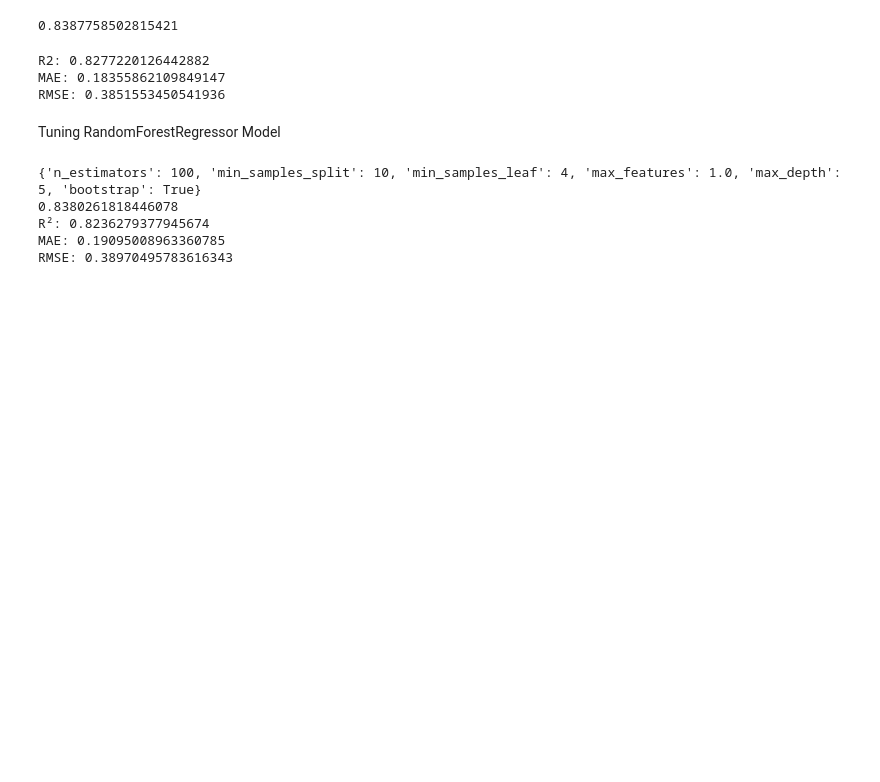
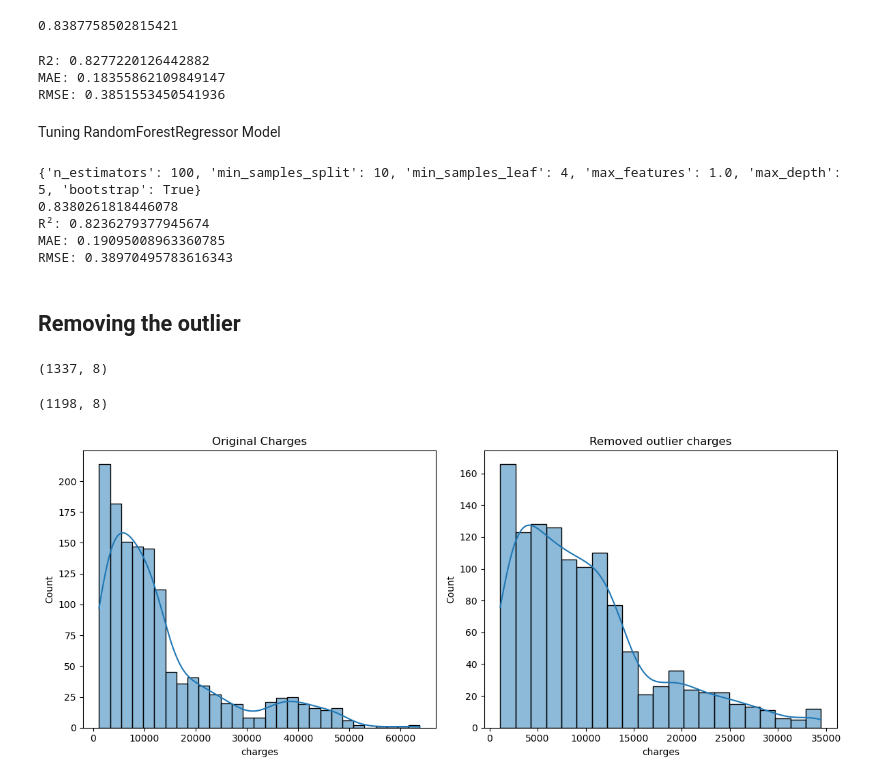
Before and after one commit to Ilumiles/Medical-Cost-Personal-Datasets, a Jupyter notebook: Medical Solution.ipynb, the cells around one changed output. Cells and saved outputs as stored; diff of their text form; code cells hidden in the pictures; blank space fills up the shorter version.

```diff
--- a/Medical Solution.ipynb
+++ b/Medical Solution.ipynb
@@ -974,3 +974,42 @@ print("RMSE:", rmse)
 R²: 0.8236279377945674
 MAE: 0.19095008963360785
 RMSE: 0.38970495783616343
+# %% [markdown]
+## Removing the outlier
+# %%
+print(df.shape)
+# %% [output]
+(1337, 8)
+# %%
+Q1 = df["charges"].quantile(0.25)
+Q3 = df["charges"].quantile(0.75)
+
+IQR = Q3 - Q1
+
+lower_bound = Q1 - 1.5 * IQR
+upper_bound = Q3 + 1.5 * IQR
+
+df_copy = df.copy()
+
+df_copy = df_copy[(df_copy["charges"] >= lower_bound) & (df_copy["charges"] <= upper_bound)]
+# %%
+print(df_copy.shape)
+# %% [output]
+(1198, 8)
+# %%
+
+
+fig, ax = plt.subplots(1, 2, figsize=(12, 5))
+
+# First histogram
+sns.histplot(df["charges"], kde=True, ax=ax[0])
+ax[0].set_title("Original Charges")
+
+# Second histogram
+sns.histplot(df_copy["charges"], kde=True, ax=ax[1])
+ax[1].set_title("Removed outlier charges")
+
+plt.tight_layout()
+plt.show()
+# %% [output]
+[figure, added]
```
Also changed, not shown: parts of 13 cells of this notebook.
